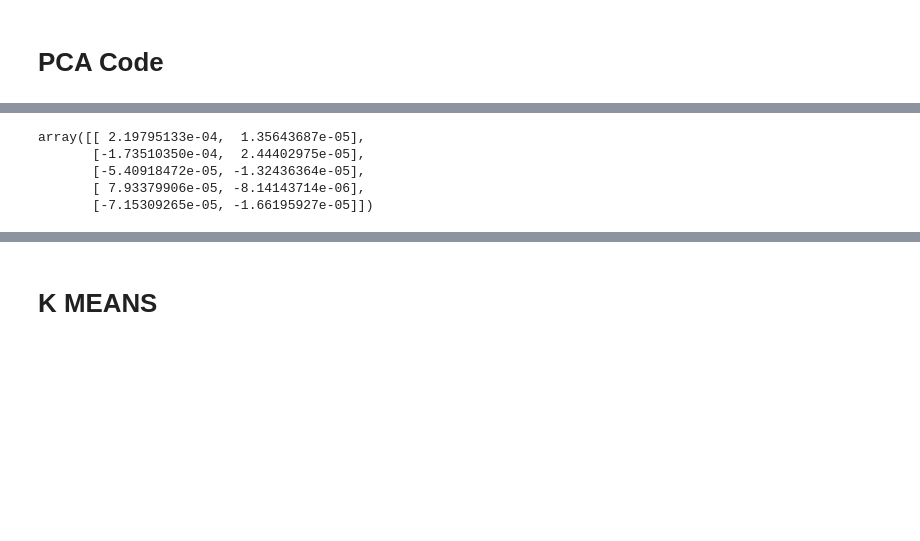
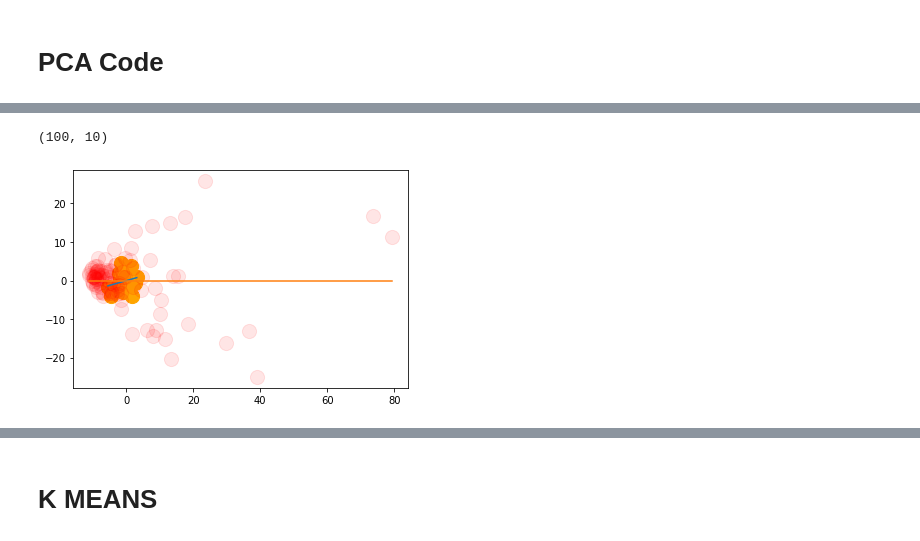
Before and after one commit to lbeitzel/DIC-A1, a Jupyter notebook: Assignment1.ipynb, the cells around one changed output, grey strips where cells are left out. Saved outputs shown, nothing was run; the diff lists cells and outputs as text; code cells hidden in the pictures; blank space fills up the shorter version.

```diff
--- a/Assignment1.ipynb
+++ b/Assignment1.ipynb
@@ -910,10 +889,11 @@ pca.fit(Z)
 
 reduced_dim = pca.transform(Z)
 
-display(reduced_dim)
+# display(reduced_dim)
+display(reduced_dim.shape)
 
 # display(X_train.shape)
-# display(reduced_dim.shape)
+
 
 # display(pca.explained_variance_ratio_)
 # display(pca.singular_values_)
@@ -923,11 +903,16 @@ display(reduced_dim)
 # display(np.transpose(pca.components_))
 # display(pca.components_)
 # %% [output]
-array([[ 2.19795133e-04,  1.35643687e-05],
-       [-1.73510350e-04,  2.44402975e-05],
-       [-5.40918472e-05, -1.32436364e-05],
-       [ 7.93379906e-05, -8.14143714e-06],
-       [-7.15309265e-05, -1.66195927e-05]])
+(100, 10)
+# %%
+plt.scatter(topNFeatures[:, 0], topNFeatures[:, 1], color='orange', s=200, alpha=1);
+plt.plot(np.unique(topNFeatures[:, 0]), np.poly1d(np.polyfit(topNFeatures[:, 0], topNFeatures[:, 1], 1))(np.unique(topNFeatures[:, 0])))
+
+plt.scatter(reduced_dim[:, 0], reduced_dim[:, 1], color='red', s=200, alpha=0.1);
+plt.plot(np.unique(reduced_dim[:, 0]), np.poly1d(np.polyfit(reduced_dim[:, 0], reduced_dim[:, 1], 1))(np.unique(reduced_dim[:, 0])))
+plt.show()
+# %% [output]
+[figure, added]
 # %%
 # from sklearn.metrics import accuracy_score
 # accuracy_score(reduced_dim, topNFeatures)
```
Also changed, not shown: parts of 12 cells of this notebook.
